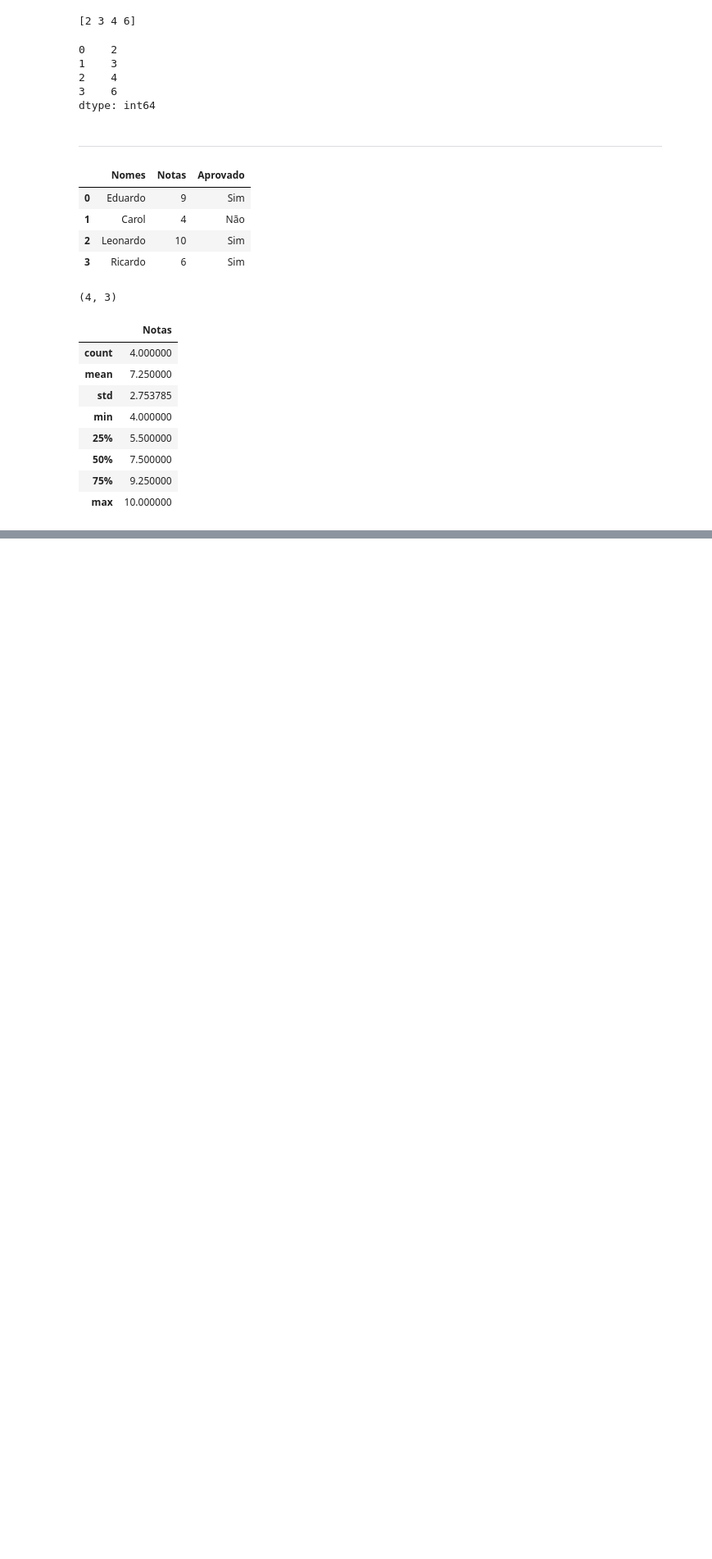
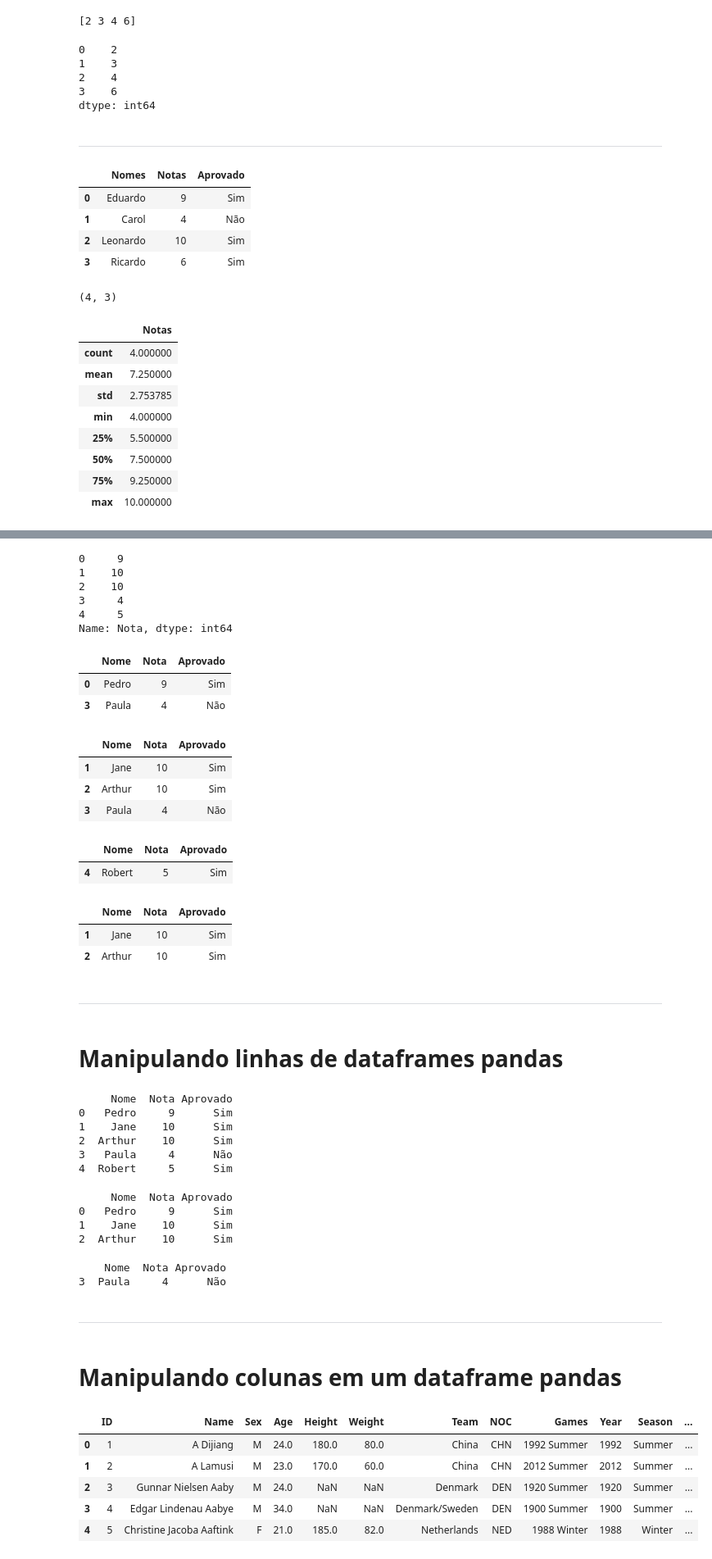
Before and after one commit to EduardoWS/python-for-ML, a Jupyter notebook: pandas2.ipynb, the cells around one changed output, grey strips where cells are left out. Shown: that part at 82% size. Saved outputs shown, nothing was run; the diff lists cells and outputs as text; code cells hidden in the pictures; blank space fills up the shorter version.

```diff
--- a/pandas2.ipynb
+++ b/pandas2.ipynb
@@ -71,0 +102,46 @@ dataframe.describe()
+# %%
+alunosDF['Nota']
+# %% [output]
+0     9
+1    10
+2    10
+3     4
+4     5
+Name: Nota, dtype: int64
+# %%
+alunosDF.loc[[0,3]]       #localiza as linhas da lista pelo índice
+# %% [output]
+|  | Nome | Nota | Aprovado |
+| 0 | Pedro | 9 | Sim |
+| 3 | Paula | 4 | Não |
+# %%
+alunosDF.loc[1:3]       #localiza as linhas do índice 1 até o 3
+# %% [output]
+|  | Nome | Nota | Aprovado |
+| 1 | Jane | 10 | Sim |
+| 2 | Arthur | 10 | Sim |
+| 3 | Paula | 4 | Não |
+# %%
+alunosDF.loc[alunosDF['Nome']=='Robert']   #localiza as linhas com nome "Robert"
+# %% [output]
+|  | Nome | Nota | Aprovado |
+| 4 | Robert | 5 | Sim |
+# %%
+alunosDF.loc[alunosDF['Nota']==10]    #localiza as linhas com notas 10
+# %% [output]
+|  | Nome | Nota | Aprovado |
+| 1 | Jane | 10 | Sim |
+| 2 | Arthur | 10 | Sim |
+# %% [markdown]
+<hr>
+# %% [markdown]
+# Manipulando linhas de dataframes pandas
+# %%
+print(alunosDF)
+# %% [output]
+     Nome  Nota Aprovado
+0   Pedro     9      Sim
+1    Jane    10      Sim
+2  Arthur    10      Sim
+3   Paula     4      Não
+4  Robert     5      Sim
@@ -71,0 +150,7 @@ dataframe.describe()
+# %%
+print(primeiraslinhas)  #novo dataframe sem as linhas 3 e 4
+# %% [output]
+     Nome  Nota Aprovado
+0   Pedro     9      Sim
+1    Jane    10      Sim
+2  Arthur    10      Sim
@@ -71,0 +159,9 @@ dataframe.describe()
+# %%
+print(alunosReprovados)
+# %% [output]
+    Nome  Nota Aprovado
+3  Paula     4      Não
+# %% [markdown]
+<hr>
+# %% [markdown]
+# Manipulando colunas em um dataframe pandas
@@ -71,0 +172,9 @@ dataframe.describe()
+# %%
+dados.head()
+# %% [output]
+|  | ID | Name | Sex | Age | Height | Weight | Team | NOC | Games | Year | Season | ... |
+| 0 | 1 | A Dijiang | M | 24.0 | 180.0 | 80.0 | China | CHN | 1992 Summer | 1992 | Summer | ... |
+| 1 | 2 | A Lamusi | M | 23.0 | 170.0 | 60.0 | China | CHN | 2012 Summer | 2012 | Summer | ... |
+| 2 | 3 | Gunnar Nielsen Aaby | M | 24.0 | NaN | NaN | Denmark | DEN | 1920 Summer | 1920 | Summer | ... |
+| 3 | 4 | Edgar Lindenau Aabye | M | 34.0 | NaN | NaN | Denmark/Sweden | DEN | 1900 Summer | 1900 | Summer | ... |
+| 4 | 5 | Christine Jacoba Aaftink | F | 21.0 | 185.0 | 82.0 | Netherlands | NED | 1988 Winter | 1988 | Winter | ... |
```
Also changed, not shown: parts of 14 cells of this notebook.
